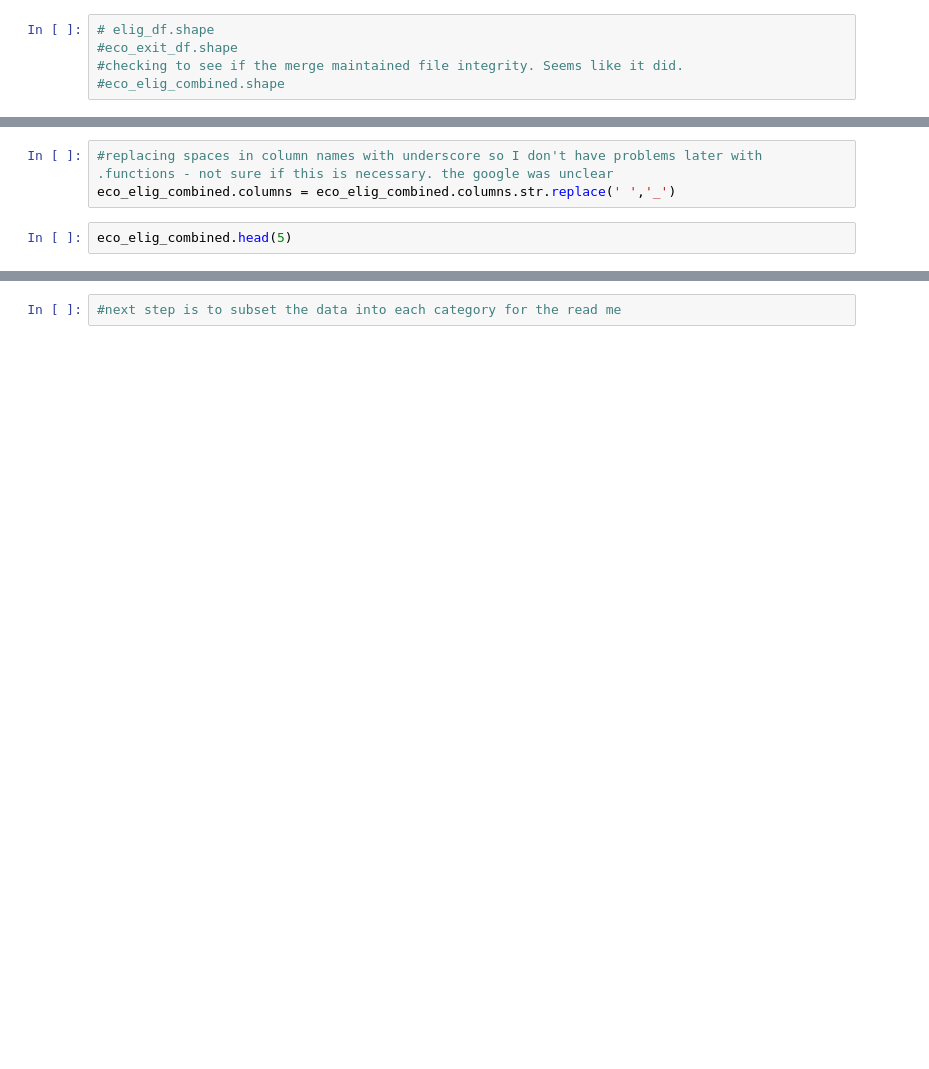
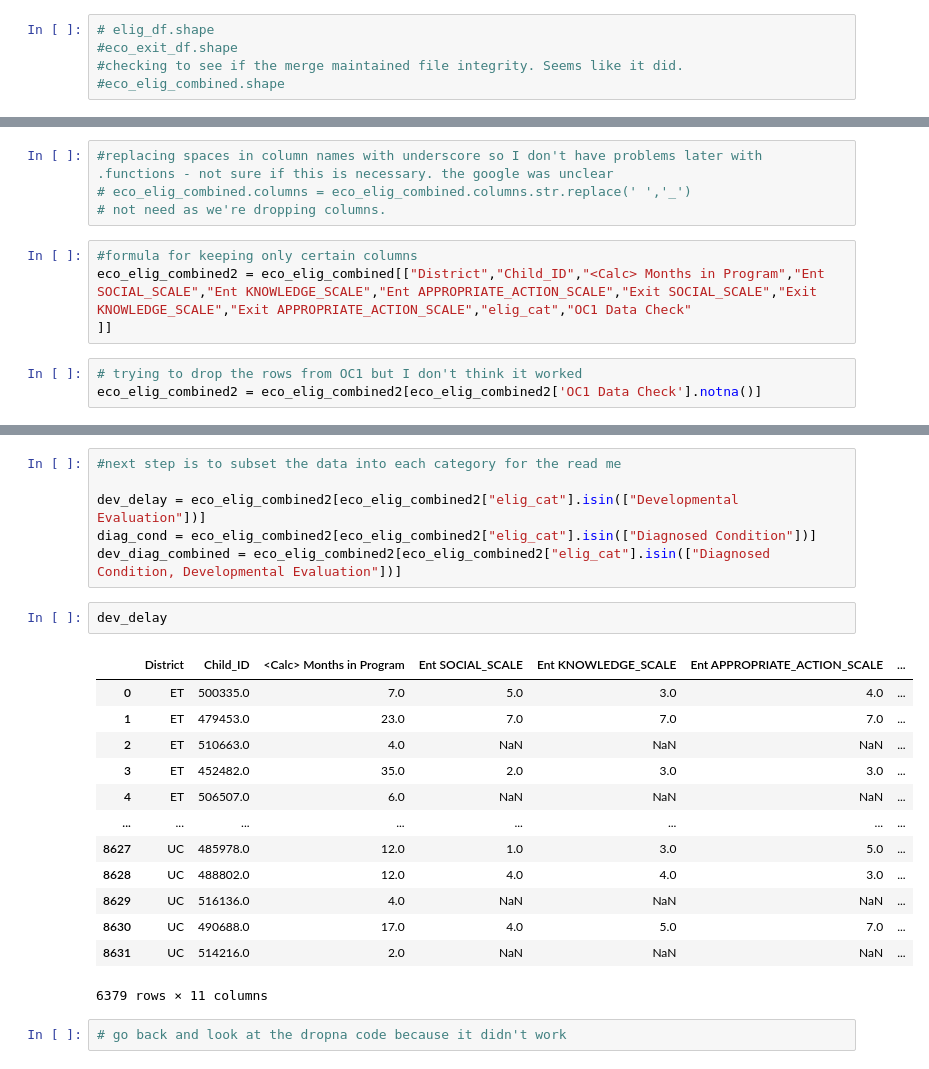
Before and after one commit to jwhankins177/Tennessee-Early-Intervention-System, a Jupyter notebook: notebooks/didd_slacks_and_fanny_packs_kalmckin.ipynb, the cells around one changed output, grey strips where cells are left out. Drawn from its saved outputs; the diff is of its cells as text; blank space fills up the shorter version.

Commit message:
Selected columns, need to start analysis

```diff
--- a/notebooks/didd_slacks_and_fanny_packs_kalmckin.ipynb
+++ b/notebooks/didd_slacks_and_fanny_packs_kalmckin.ipynb
@@ -37,5 +95,11 @@ eco_elig_combined
 # %%
 #replacing spaces in column names with underscore so I don't have problems later with .functions - not sure if this is necessary. the google was unclear
-eco_elig_combined.columns = eco_elig_combined.columns.str.replace(' ','_')
+# eco_elig_combined.columns = eco_elig_combined.columns.str.replace(' ','_')
+# not need as we're dropping columns.
+# %%
+#formula for keeping only certain columns
+eco_elig_combined2 = eco_elig_combined[["District","Child_ID","<Calc> Months in Program","Ent SOCIAL_SCALE","Ent KNOWLEDGE_SCALE","Ent APPROPRIATE_ACTION_SCALE","Exit SOCIAL_SCALE","Exit KNOWLEDGE_SCALE","Exit APPROPRIATE_ACTION_SCALE","elig_cat","OC1 Data Check"
+]]
 # %%
-eco_elig_combined.head(5)
+# trying to drop the rows from OC1 but I don't think it worked
+eco_elig_combined2 = eco_elig_combined2[eco_elig_combined2['OC1 Data Check'].notna()]
@@ -42,2 +127,24 @@ eco_elig_combined.head(5)
 # %%
 #next step is to subset the data into each category for the read me
+
+dev_delay = eco_elig_combined2[eco_elig_combined2["elig_cat"].isin(["Developmental Evaluation"])]
+diag_cond = eco_elig_combined2[eco_elig_combined2["elig_cat"].isin(["Diagnosed Condition"])]
+dev_diag_combined = eco_elig_combined2[eco_elig_combined2["elig_cat"].isin(["Diagnosed Condition, Developmental Evaluation"])]
+# %%
+dev_delay
+# %% [output]
+|  | District | Child_ID | <Calc> Months in Program | Ent SOCIAL_SCALE | Ent KNOWLEDGE_SCALE | Ent APPROPRIATE_ACTION_SCALE | ... |
+| 0 | ET | 500335.0 | 7.0 | 5.0 | 3.0 | 4.0 | ... |
+| 1 | ET | 479453.0 | 23.0 | 7.0 | 7.0 | 7.0 | ... |
+| 2 | ET | 510663.0 | 4.0 | NaN | NaN | NaN | ... |
+| 3 | ET | 452482.0 | 35.0 | 2.0 | 3.0 | 3.0 | ... |
+| 4 | ET | 506507.0 | 6.0 | NaN | NaN | NaN | ... |
+| ... | ... | ... | ... | ... | ... | ... | ... |
+| 8627 | UC | 485978.0 | 12.0 | 1.0 | 3.0 | 5.0 | ... |
+| 8628 | UC | 488802.0 | 12.0 | 4.0 | 4.0 | 3.0 | ... |
+| 8629 | UC | 516136.0 | 4.0 | NaN | NaN | NaN | ... |
+| 8630 | UC | 490688.0 | 17.0 | 4.0 | 5.0 | 7.0 | ... |
+| 8631 | UC | 514216.0 | 2.0 | NaN | NaN | NaN | ... |
+6379 rows × 11 columns
+# %%
+# go back and look at the dropna code because it didn't work
```
Also changed, not shown: parts of 8 cells of this notebook.
